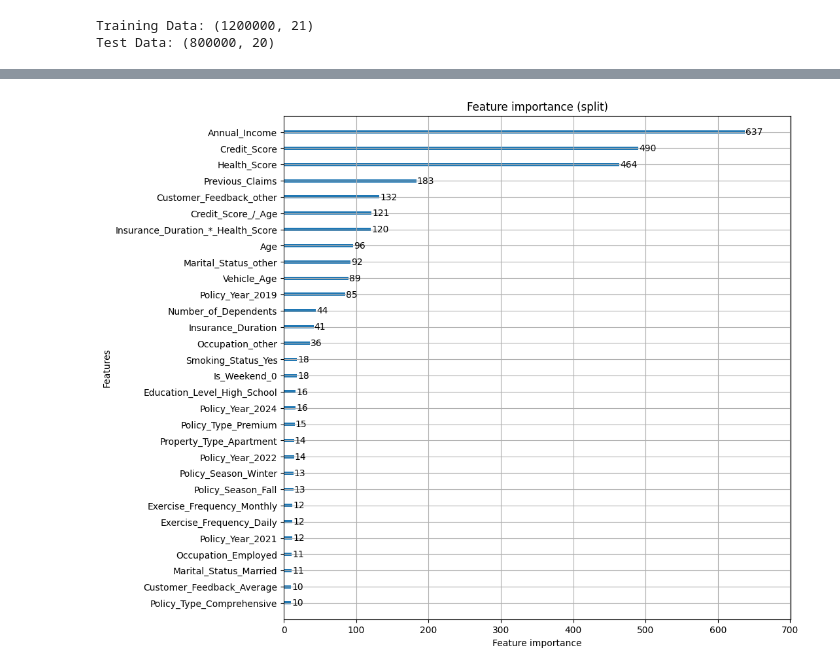
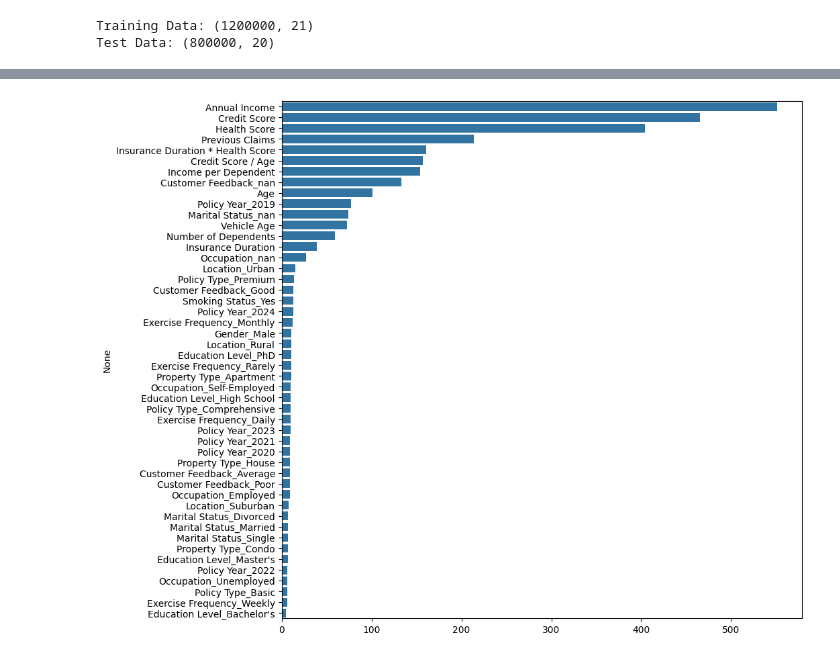
Before and after one commit to YusufErem/Predicting-Insurance, a Jupyter notebook: test.ipynb, the cells around one changed output, grey strips where cells are left out. Cells and saved outputs as stored; diff of their text form; code cells hidden in the pictures.

```diff
--- a/test.ipynb
+++ b/test.ipynb
@@ -156,7 +137,7 @@ test_df['Insurance Duration * Health Score'] = scaler.transform(test_df['Insuran
 #one hot encoding for date features
 from sklearn.preprocessing import OneHotEncoder
 encoder = OneHotEncoder(sparse_output=False)
-date_features = ['Policy Year', 'Is Weekend', 'Policy Season']
+date_features = ['Policy Year' ]
 
 train_encoded = encoder.fit_transform(train_df[date_features])
 train_encoded_df = pd.DataFrame(train_encoded, columns=encoder.get_feature_names_out(date_features))
@@ -173,11 +154,16 @@ from sklearn.preprocessing import MinMaxScaler
 scaler = MinMaxScaler()
 train_df['Age'] = scaler.fit_transform(train_df['Age'].values.reshape(-1, 1))
 test_df['Age'] = scaler.transform(test_df['Age'].values.reshape(-1, 1))
+# %%
+#Annual Income log scaling
+scaler = MinMaxScaler()
+train_df['Annual Income'] = np.log1p(train_df['Annual Income'])
+test_df['Annual Income'] = np.log1p(test_df['Annual Income'])
 # %%
-#Annual Income Min Max Scaling
+# income per dependent min max scaling
 scaler = MinMaxScaler()
-train_df['Annual Income'] = scaler.fit_transform(train_df['Annual Income'].values.reshape(-1, 1))
-test_df['Annual Income'] = scaler.transform(test_df['Annual Income'].values.reshape(-1, 1))
+train_df['Income per Dependent'] = scaler.fit_transform(train_df['Income per Dependent'].values.reshape(-1, 1))
+test_df['Income per Dependent'] = scaler.transform(test_df['Income per Dependent'].values.reshape(-1, 1))
 # %%
 #Number of Dependents Min Max Scaling
 scaler = MinMaxScaler()
@@ -330,0 +358,5 @@ test_df.drop(columns=['Property Type'], inplace=True)
+# %%
+#Credit Score Min Max Scaling
+scaler = MinMaxScaler()
+train_df['Credit Score'] = scaler.fit_transform(train_df['Credit Score'].values.reshape(-1, 1))
+test_df['Credit Score'] = scaler.transform(test_df['Credit Score'].values.reshape(-1, 1))
@@ -400,6 +451,0 @@ submission_df.to_csv('data/submission.csv', index=False)
-# %%
-import matplotlib.pyplot as plt
-lgb.plot_importance(model, max_num_features=30 ,importance_type='split', figsize=(10, 10), title='Feature importance (split)', xlabel='Feature importance', ylabel='Features')
-plt.show()
-# %% [output]
-[figure, removed]
@@ -405,0 +456,9 @@ plt.show()
+# %%
+# Feature Importance'ı büyükten küçüğe doğru sıralayarak görselleştirme
+plt.figure(figsize=(10, 10))
+feature_importance = models['LightGBM'].feature_importances_
+sorted_idx = np.argsort(feature_importance)[::-1]
+sns.barplot(x=feature_importance[sorted_idx], y=X_data.columns[sorted_idx])
+plt.show()
+# %% [output]
+[figure, added]
```
Also changed, not shown: parts of 15 cells of this notebook.
